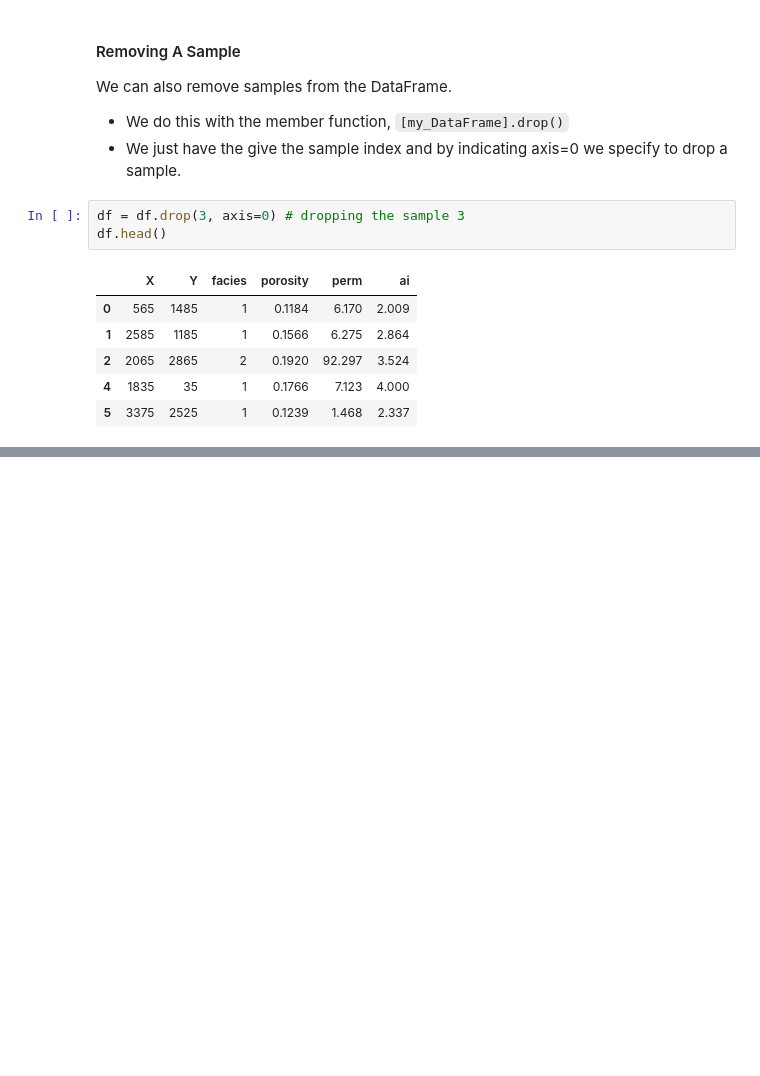
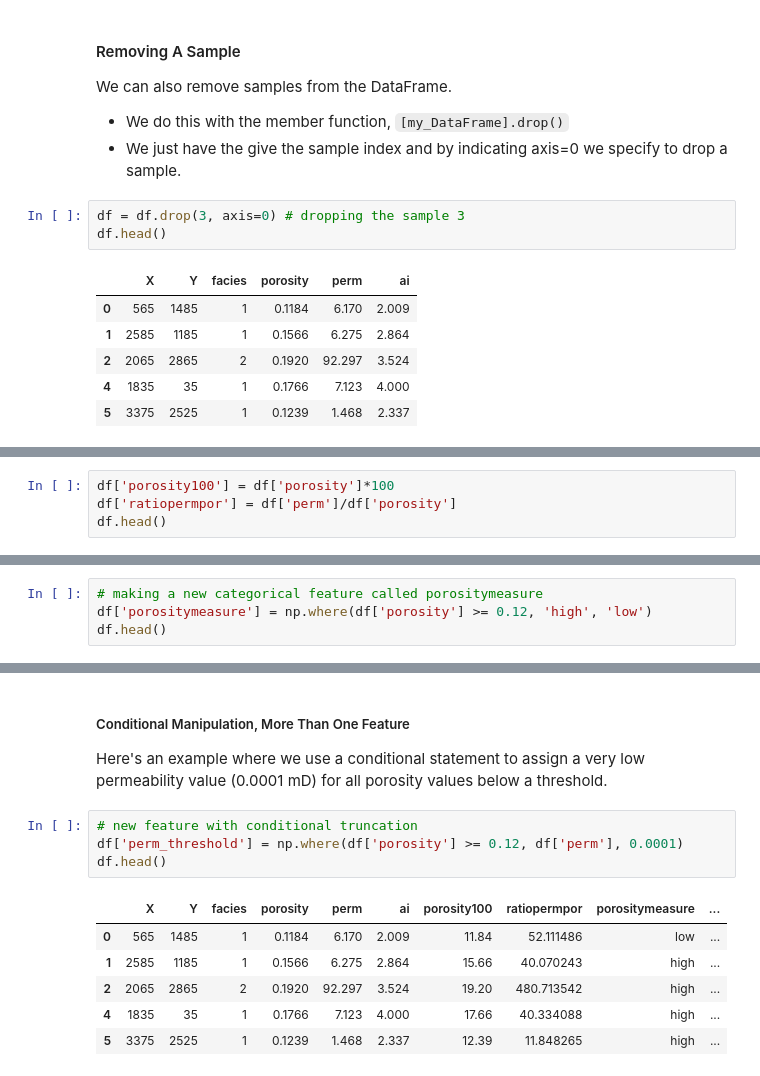
Before and after one commit to aaditya29/Quantitative-Finance-With-Python, a Jupyter notebook: 05-Data Science Basics/01-Tabular Data/TabularData.ipynb, the cells around one changed output, grey strips where cells are left out. Cells and saved outputs as stored; diff of their text form; blank space fills up the shorter version.

```diff
--- a/05-Data Science Basics/01-Tabular Data/TabularData.ipynb
+++ b/05-Data Science Basics/01-Tabular Data/TabularData.ipynb
@@ -207,0 +213,4 @@ df.head()
+# %%
+df['porosity100'] = df['porosity']*100
+df['ratiopermpor'] = df['perm']/df['porosity']
+df.head()
@@ -207,0 +228,4 @@ df.head()
+# %%
+# making a new categorical feature called porositymeasure
+df['porositymeasure'] = np.where(df['porosity'] >= 0.12, 'high', 'low')
+df.head()
@@ -207,0 +239,14 @@ df.head()
+# %% [markdown]
+##### Conditional Manipulation, More Than One Feature
+Here's an example where we use a conditional statement to assign a very low permeability value (0.0001 mD) for all porosity values below a threshold.
+# %%
+# new feature with conditional truncation
+df['perm_threshold'] = np.where(df['porosity'] >= 0.12, df['perm'], 0.0001)
+df.head()
+# %% [output]
+|  | X | Y | facies | porosity | perm | ai | porosity100 | ratiopermpor | porositymeasure | ... |
+| 0 | 565 | 1485 | 1 | 0.1184 | 6.170 | 2.009 | 11.84 | 52.111486 | low | ... |
+| 1 | 2585 | 1185 | 1 | 0.1566 | 6.275 | 2.864 | 15.66 | 40.070243 | high | ... |
+| 2 | 2065 | 2865 | 2 | 0.1920 | 92.297 | 3.524 | 19.20 | 480.713542 | high | ... |
+| 4 | 1835 | 35 | 1 | 0.1766 | 7.123 | 4.000 | 17.66 | 40.334088 | high | ... |
+| 5 | 3375 | 2525 | 1 | 0.1239 | 1.468 | 2.337 | 12.39 | 11.848265 | high | ... |
```
Also changed, not shown: parts of 4 cells of this notebook.
